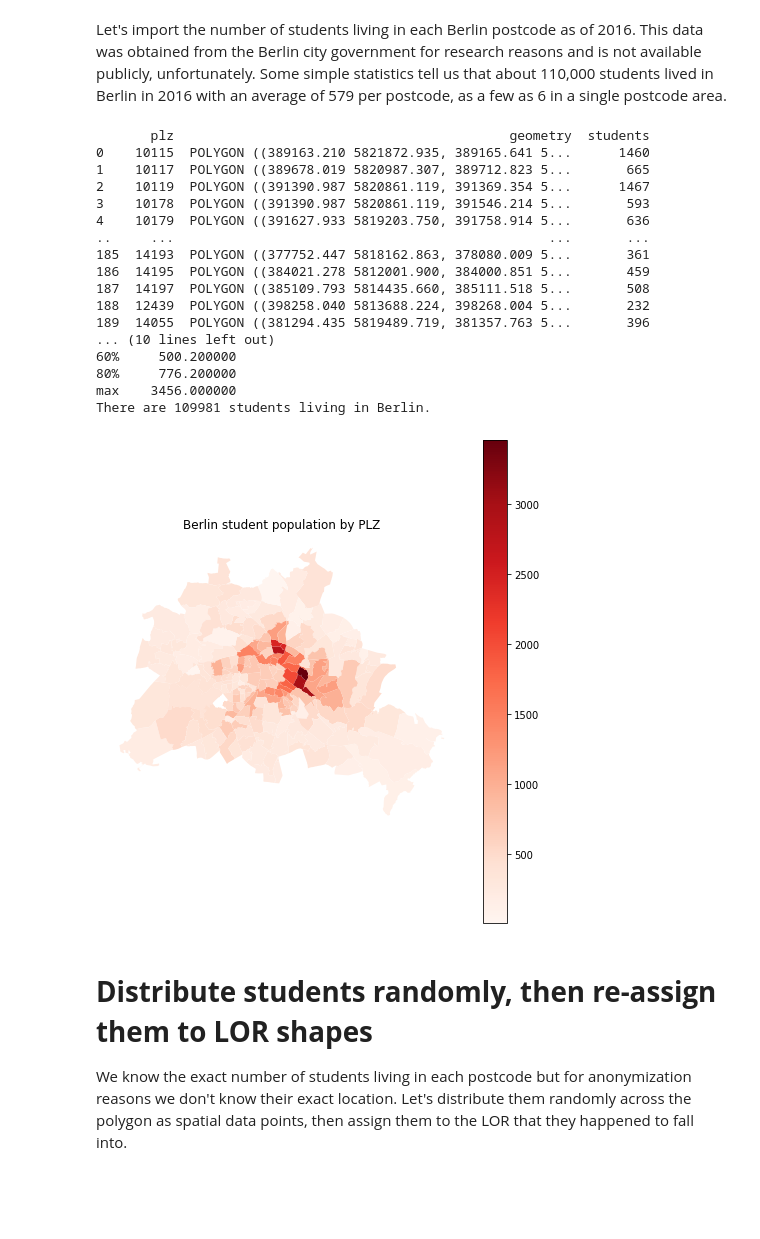
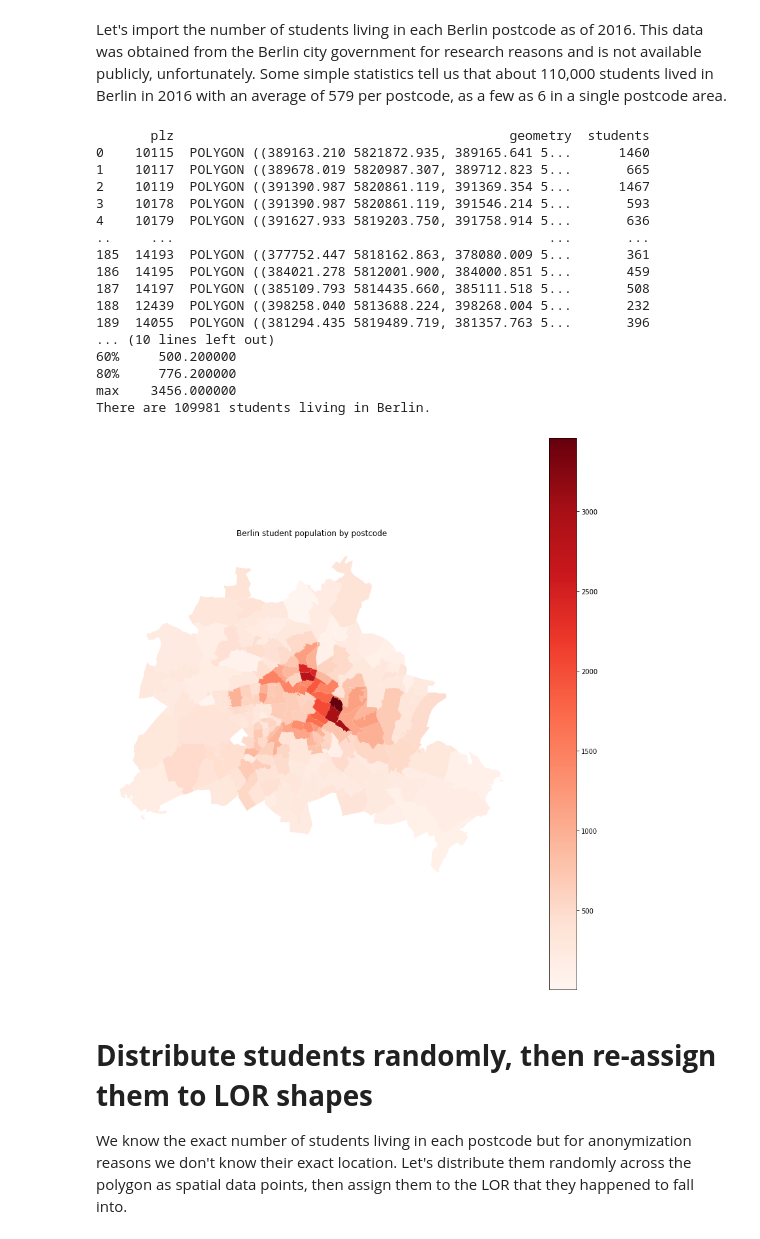
Before and after one commit to anwu-git/berlin-student-residence, a Jupyter notebook: berlin-student-residence.ipynb, the cells around one changed output. Drawn from its saved outputs; the diff is of its cells as text; code cells hidden in the pictures; blank space fills up the shorter version.

Commit message:
Kaggle Notebook | Berlin Student Residence | Version 13

```diff
--- a/berlin-student-residence.ipynb
+++ b/berlin-student-residence.ipynb
@@ -310,36 +311,36 @@ stud_pop_nodupes = stud_pop.drop_duplicates(subset=['PLZ'])
 stud_pop_renamed = stud_pop_nodupes[["PLZ","Studierende"]].rename(columns={"PLZ":"plz",
                                        "Studierende":"students"})
 
 #merge both
 PLZ = PLZ_import.merge(stud_pop_renamed, on="plz", how="left")
 print(PLZ)
 print(PLZ[["students"]].describe(percentiles=perc))
 print("There are " + str(sum(PLZ["students"])) + " students living in Berlin.")
 
-PLZ.plot(column="students", legend=True, cmap="Reds", figsize=(7,7));
-plt.title("Berlin student population by PLZ");
+PLZ.plot(column="students", legend=True, cmap="Reds", figsize=(12,12));
+plt.title("Berlin student population by postcode");
 plt.tight_layout()
 plt.axis("off")
 plt.show()
 # %% [output]
        plz                                           geometry  students
 0    10115  POLYGON ((389163.210 5821872.935, 389165.641 5...      1460
 1    10117  POLYGON ((389678.019 5820987.307, 389712.823 5...       665
 2    10119  POLYGON ((391390.987 5820861.119, 391369.354 5...      1467
 3    10178  POLYGON ((391390.987 5820861.119, 391546.214 5...       593
 4    10179  POLYGON ((391627.933 5819203.750, 391758.914 5...       636
 ..     ...                                                ...       ...
 185  14193  POLYGON ((377752.447 5818162.863, 378080.009 5...       361
 186  14195  POLYGON ((384021.278 5812001.900, 384000.851 5...       459
 187  14197  POLYGON ((385109.793 5814435.660, 385111.518 5...       508
 188  12439  POLYGON ((398258.040 5813688.224, 398268.004 5...       232
 189  14055  POLYGON ((381294.435 5819489.719, 381357.763 5...       396
 ... (10 lines left out)
 60%     500.200000
 80%     776.200000
 max    3456.000000
 There are 109981 students living in Berlin.
-[figure, old version]
+[figure, new version]
 # %% [markdown]
 # **Distribute students randomly, then re-assign them to LOR shapes**
 
```
Also changed, not shown: parts of 4 cells of this notebook.
